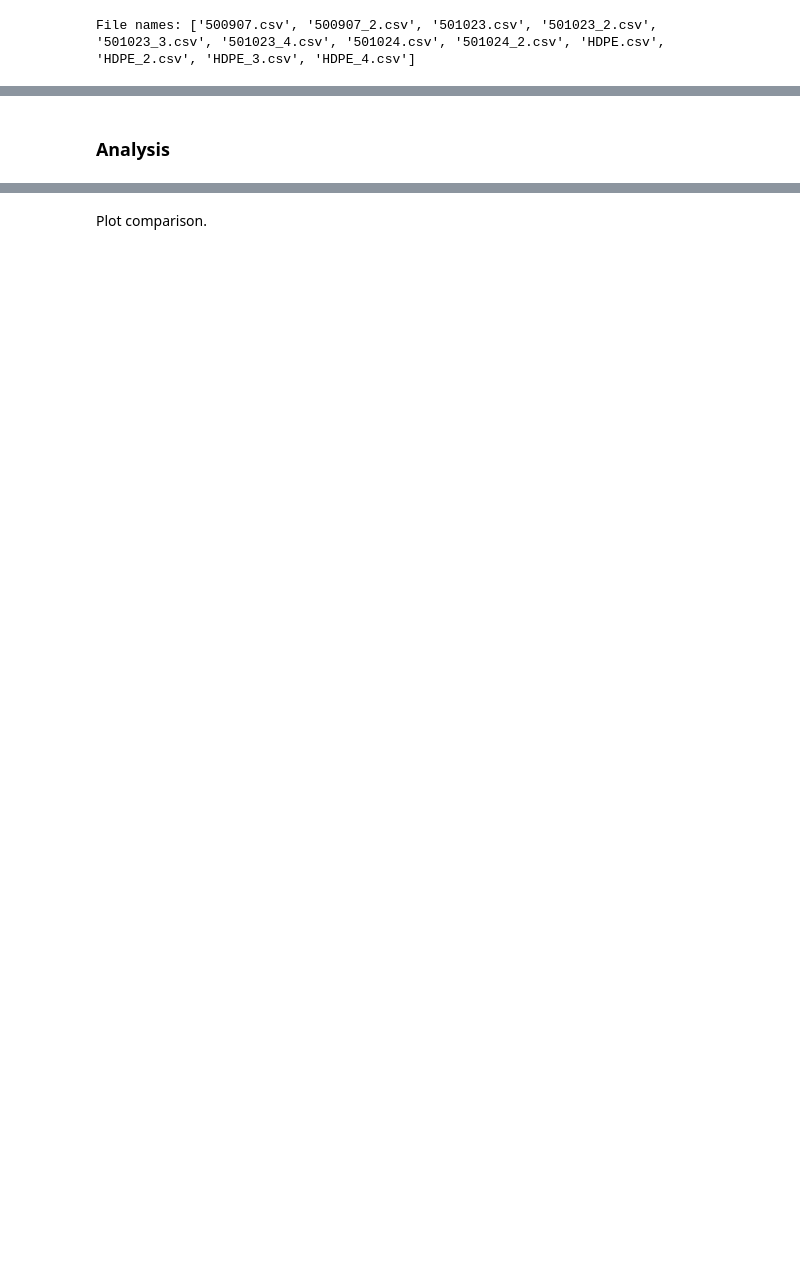
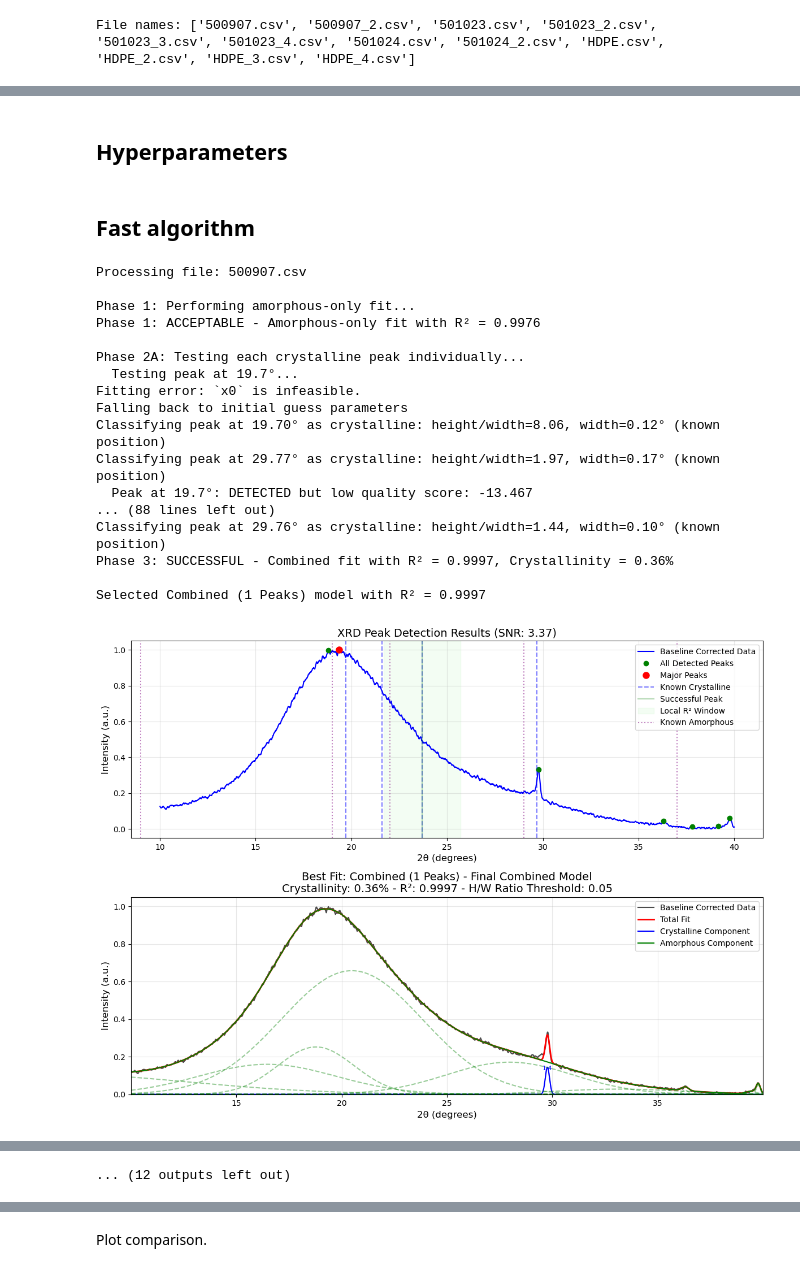
Before and after one commit to louis-sh-nguyen/polymer-characterisation, a Jupyter notebook: notebooks/XRD_analysis_main.ipynb, the cells around one changed output, grey strips where cells are left out. Saved outputs shown, nothing was run; the diff lists cells and outputs as text; code cells hidden in the pictures; blank space fills up the shorter version.

```diff
--- a/notebooks/XRD_analysis_main.ipynb
+++ b/notebooks/XRD_analysis_main.ipynb
@@ -1067,5 +2131,5 @@ ax.legend()
 # %% [markdown]
-### Analysis
+## Hyperparameters
 # %%
 ref_peak_dict = {
     'PEEK': [18.7, 20.6, 22.7, 28.7],   # (110), (111), (200), (211)
@@ -1094,0 +2189,44 @@ known_amorp_peaks_dict = {
+# %% [markdown]
+## Fast algorithm
+# %%
+# All files
+cryst_dict = {}
+results_dict = {}
+for file in all_files:
+    print(f"Processing file: {file}")
+    if 'HDPE' in file:
+        polymer = 'HDPE'
+    else:
+        polymer = 'PEEK'
+    data = df_dict[file]
+    intensity = data['Intensity_norm'].values
+    two_theta = data['2Theta'].values
+
+    results = fit_xrd_spectrum_fast(two_theta, intensity,
+                               known_crys_peaks=sample_crys_peaks_dict.get(file, None),
+                               known_amorp_peaks=known_amorp_peaks_dict.get(polymer, None),
+                               height_width_threshold=height_width_threshold_dict[polymer],
+                               min_r_squared=0.999, amorphous_r_squared=0.90,
+                               visualise=True)
+
+    cryst_dict[file] = results['crystallinity']
+    results_dict[file] = results
+# %% [output]
+Processing file: 500907.csv
+
+Phase 1: Performing amorphous-only fit...
+Phase 1: ACCEPTABLE - Amorphous-only fit with R² = 0.9976
+
+Phase 2A: Testing each crystalline peak individually...
+  Testing peak at 19.7°...
+Fitting error: `x0` is infeasible.
+Falling back to initial guess parameters
+Classifying peak at 19.70° as crystalline: height/width=8.06, width=0.12° (known position)
+Classifying peak at 29.77° as crystalline: height/width=1.97, width=0.17° (known position)
+  Peak at 19.7°: DETECTED but low quality score: -13.467
+... (88 lines left out)
+Classifying peak at 29.76° as crystalline: height/width=1.44, width=0.10° (known position)
+Phase 3: SUCCESSFUL - Combined fit with R² = 0.9997, Crystallinity = 0.36%
+
+Selected Combined (1 Peaks) model with R² = 0.9997
+[figure, added]
@@ -1094,0 +2323 @@ known_amorp_peaks_dict = {
+... (12 outputs left out)
```
Also changed, not shown: parts of 32 cells of this notebook, 1 other file.
